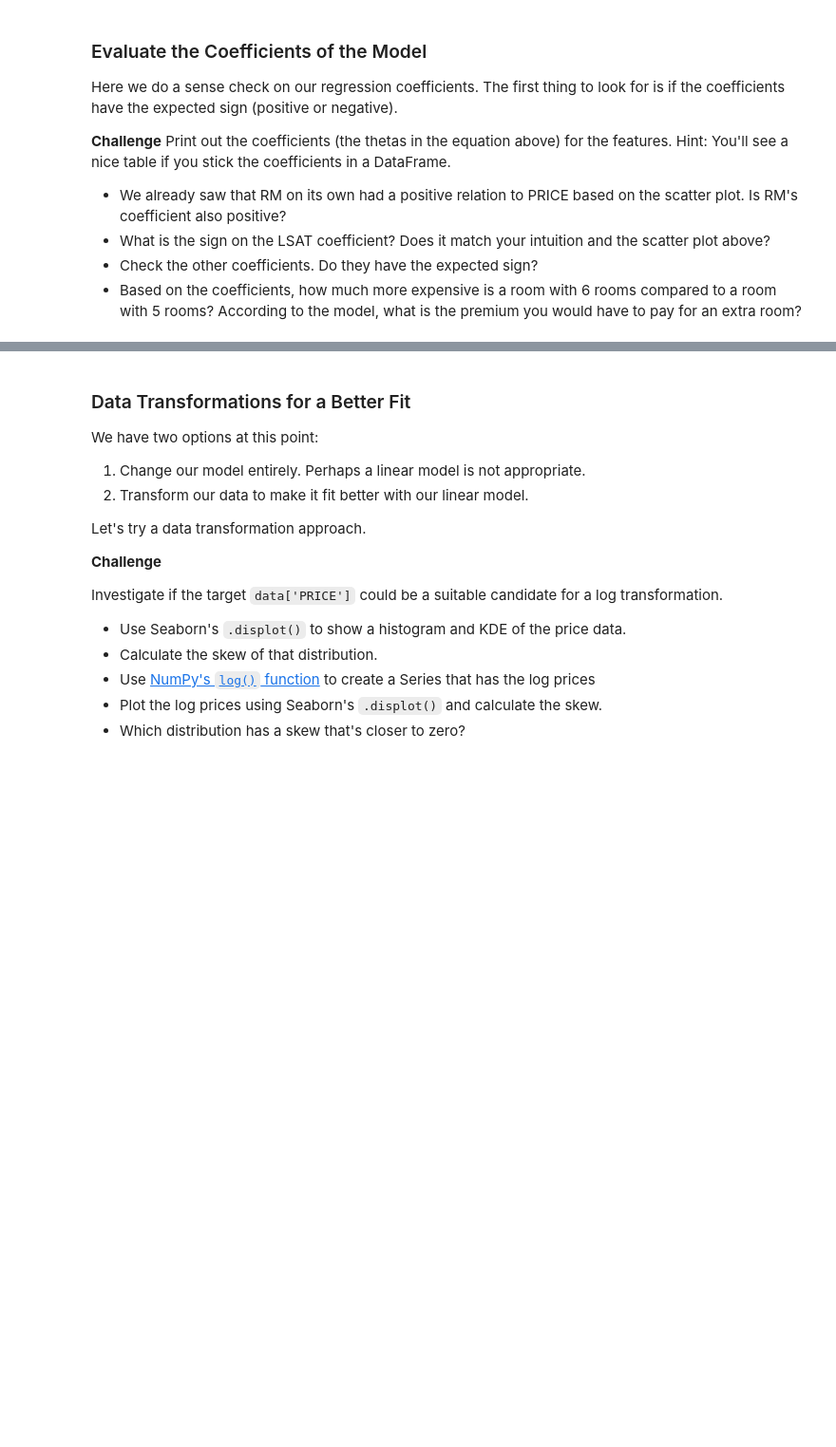
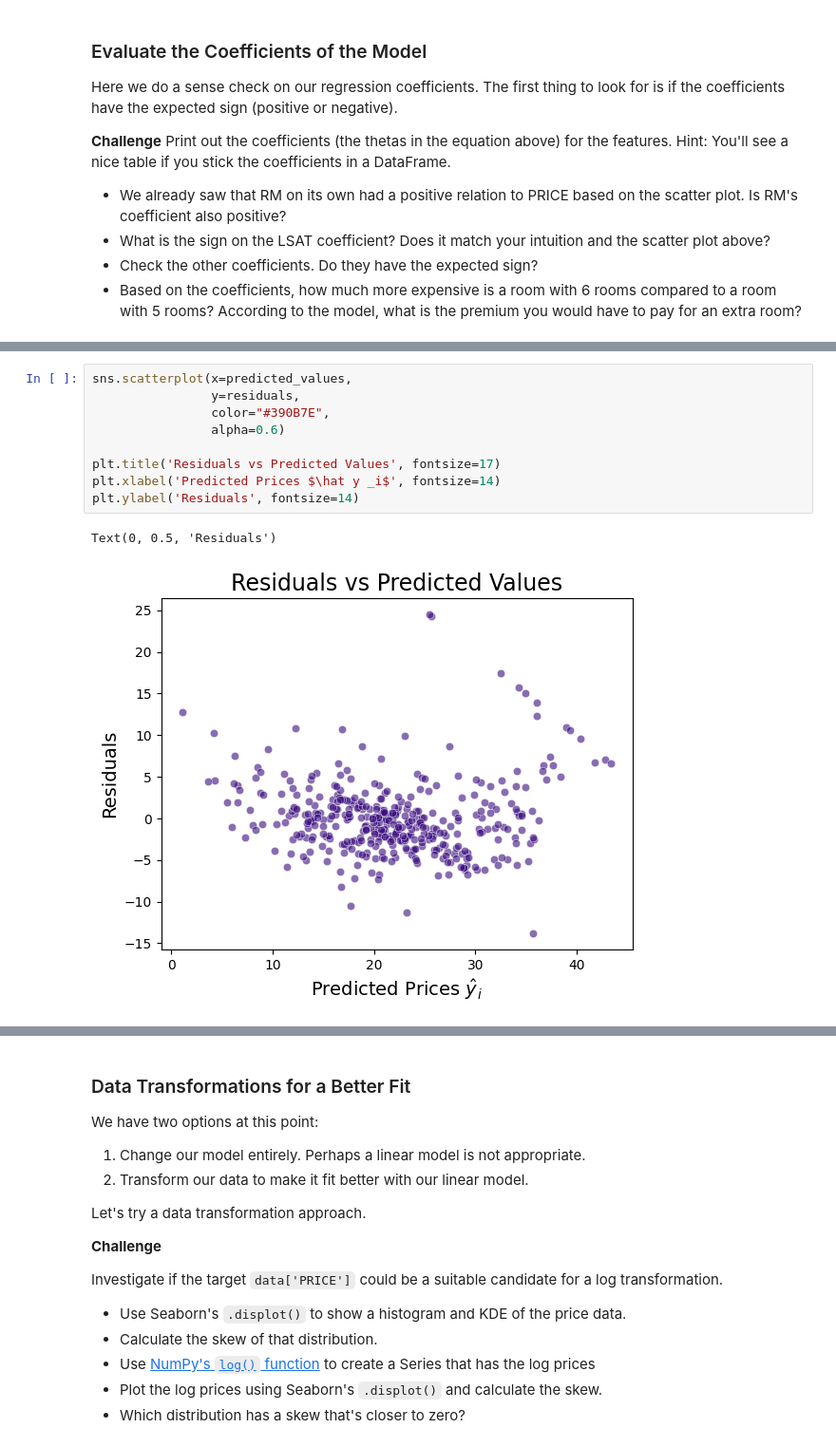
Before and after one commit to AndyRoy04/100DaysOfCode_Python, a Jupyter notebook: Day_81/Multivariable_Regression_and_Valuation_Model_(start).ipynb, the cells around one changed output, grey strips where cells are left out. Shown at 95% size. Saved outputs shown, nothing was run; the diff lists cells and outputs as text; blank space fills up the shorter version.

```diff
--- a/Day_81/Multivariable_Regression_and_Valuation_Model_(start).ipynb
+++ b/Day_81/Multivariable_Regression_and_Valuation_Model_(start).ipynb
@@ -399,3 +463,15 @@ The second plot should be the residuals against the predicted prices. Here's wha
+# %%
+sns.scatterplot(x=predicted_values,
+                y=residuals,
+                color="#390B7E",
+                alpha=0.6)
+
+plt.title('Residuals vs Predicted Values', fontsize=17)
+plt.xlabel('Predicted Prices $\hat y _i$', fontsize=14)
+plt.ylabel('Residuals', fontsize=14)
+# %% [output]
+Text(0, 0.5, 'Residuals')
+[figure, added]
 # %% [markdown]
 Why do we want to look at the residuals? We want to check that they look random. Why? The residuals represent the errors of our model. If there's a pattern in our errors, then our model has a systematic bias.
 
```
Also changed, not shown: parts of 6 cells of this notebook.
